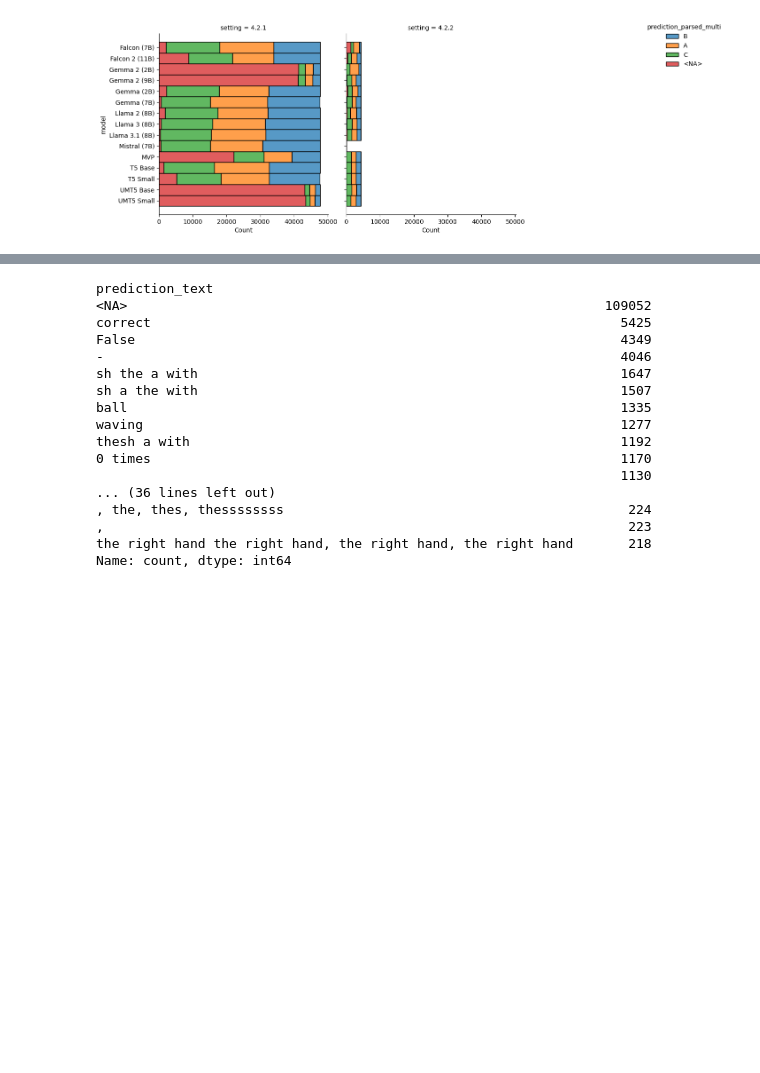
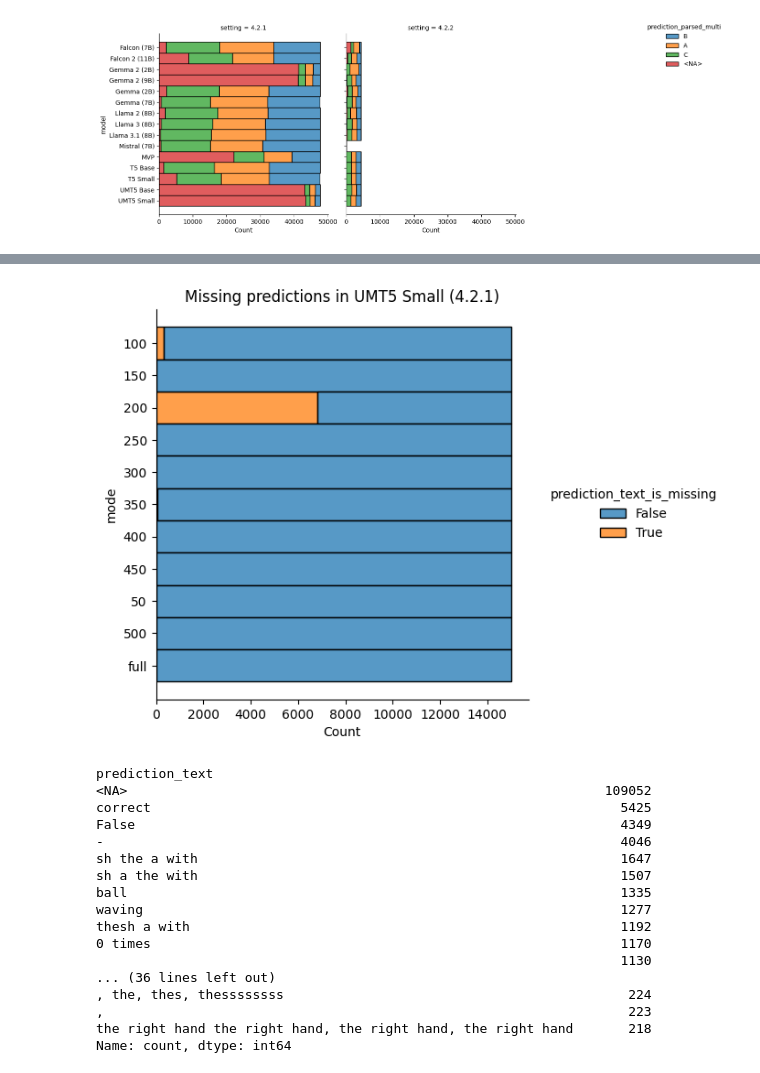
Before and after one commit to felixdivo/quants-eval, a Jupyter notebook: eval-all/Consolidate.ipynb, the cells around one changed output, grey strips where cells are left out. Drawn from its saved outputs; the diff is of its cells as text; code cells hidden in the pictures; blank space fills up the shorter version.

```diff
--- a/eval-all/Consolidate.ipynb
+++ b/eval-all/Consolidate.ipynb
@@ -540,3 +556,23 @@ pass
+# %%
+# joined_with_missing = joined[joined["prediction_text"].isna()]
+joined_with_missing = joined.copy()
+joined_with_missing = joined_with_missing[joined_with_missing["setting"] == "4.2.1"]
+joined_with_missing = joined_with_missing[
+    joined_with_missing["model"] == "UMT5 Small"
+]
+joined_with_missing["prediction_text_is_missing"] = joined_with_missing["prediction_text"].isna()
+
+ax = sns.displot(
+    data=joined_with_missing.astype({"prediction_text_is_missing": "str"}),
+    y="mode",
+    hue="prediction_text_is_missing",
+    multiple="stack",
+)
+ax.set(title="Missing predictions in UMT5 Small (4.2.1)")
+sns.despine()
+pass
+# %% [output]
+[figure, added]
 # %%
 # The ones we were not able to parse are:
 joined.loc[
```
Also changed, not shown: parts of 3 cells of this notebook, 1 other file.
